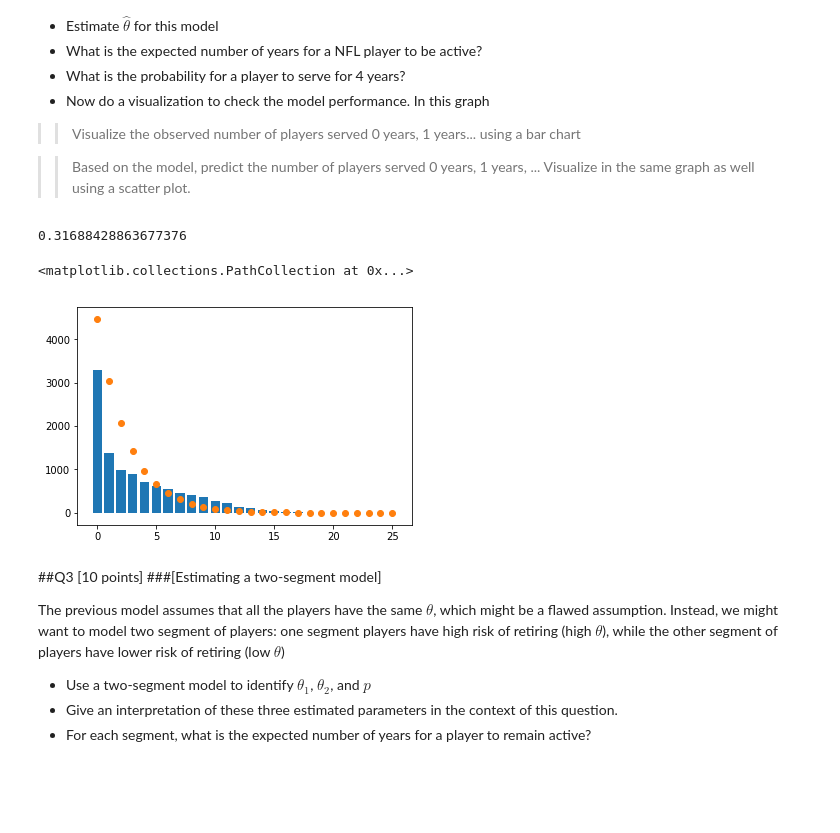
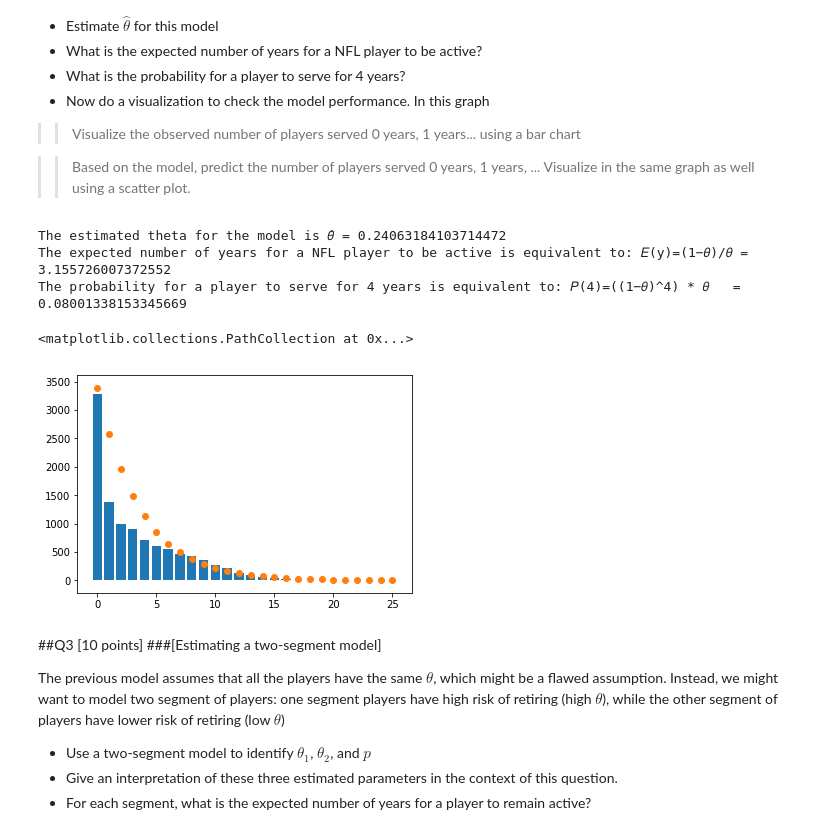
Before and after one commit to alex-papaioannou/BA, a Jupyter notebook: aap2204_hw3.ipynb, the cells around one changed output. Drawn from its saved outputs; the diff is of its cells as text; code cells hidden in the pictures; blank space fills up the shorter version.

```diff
--- a/aap2204_hw3.ipynb
+++ b/aap2204_hw3.ipynb
@@ -104,19 +107,19 @@ For the model accuracy, let's use the joint log likelihood. Again, the higher th
 Based on the result, rank the model performance from the highest to the lowest.
 # %%
 #don't remove this line (otherwise, you lose 2 points)
-np.random.seed(30)
+seed_ = np.random.seed(30)
 
 #shuffle and split
 from sklearn.utils import shuffle
-Ad = shuffle(Ad)
-
+Ad = shuffle(Ad.copy(), random_state=seed_)
+# Ad.head()
 # Splitting the dataset to training, validation and testing
 # Training set
 Ad_training = Ad[0:4000]
 # Validation set
-Ad_validation = Ad[4001:4500]
+Ad_validation = Ad[4000:4500]
 # Testing set
-Ad_testing = Ad[4501:5000]
+Ad_testing = Ad[4500:5000]
 # %%
 #Model1
 Exposures_m1=Ad_training["Exposures"].values
@@ -352,14 +400,12 @@ Exposures_m4 = Ad_testing["Exposures"].values
 mkt_size = len(Ad_testing)
 #x UNITS of time
 for i in range(1,500):
+  alpha_ = alpha_m4#/i
   x_m4_new = np.arange(0, np.max(Exposures_m4+1))
-  PMF_m4_new = spsp.gamma(gamma_m4+x_m4_new)/spsp.gamma(gamma_m4)/spsp.gamma(x_m4_new+1)*(i/(i+alpha_m4))**x_m4_new*(alpha_m4/(i+alpha_m4))**gamma_m4
+  PMF_m4_new = spsp.gamma(gamma_m4+x_m4_new)/spsp.gamma(gamma_m4)/spsp.gamma(x_m4_new+1)*(i/(i+alpha_))**x_m4_new*(alpha_/(i+alpha_))**gamma_m4
   prediction_m4_new =  PMF_m4_new * mkt_size
   No_of_people_ = np.sum(prediction_m4_new[0:2])
   if No_of_people_<= 200:
-    print('We need to reduce the number of days by: ', i, 'in order to get Expected No of people with at most 1 exposure =', No_of_people_)
+    print('We need to increase the number of days by: ', i, 'in order to get Expected No of people with at most 1 exposure =', No_of_people_)
     break
-
-No_of_additional_exposures = 200*(alpha_m4+1)-gamma_m4
-No_of_additional_exposures # or less
 # %% [output]
@@ -440,7 +479,7 @@ NFL_retired = NFL[NFL['Current Status']=='Retired']
 # NFL_retired['Current Status'].value_counts()
 
 # Dropping null value columns to avoid errors
-NFL_retired.dropna(subset=['Years Played'], inplace = True)
+# NFL_retired.dropna(subset=['Years Played'], inplace = True)
 
 # Creating a new data frame with split value columns
 new = NFL_retired["Years Played"].str.split("-", expand = True)
@@ -522,37 +531,49 @@ $E(y)=\frac{1-\theta}{\theta}$
 
 >> Based on the model, predict the number of players served 0 years, 1 years, ... Visualize in the same graph as well using a scatter plot.
 # %%
+# (i)
 NFL_retired_ = NFL_retired['Number of Active Years'].values
 
 def neg_LL(betas):
-  #compute alpha, gamma
+  #compute theta
   theta = np.exp(betas[0])/( 1 + np.exp(betas[0]) )
   #individual  likelihood
-  ind_L = ( (1-theta)**NFL_retired_) * theta
-  #individual log likelihoo
+  ind_L = ( (1-theta)**NFL_retired_ ) * theta
+  #individual log likelihood
   ind_LL=np.log(ind_L)
   #joint log likelihood
   Joint_LL=np.sum(ind_LL)
   return -Joint_LL
 
-guess=np.random.rand(2)
-betas=minimize(neg_LL,guess,method="BFGS").x
+best = 1e10
+for i in range(100):
+  guess=np.random.rand(1)
+  result = minimize(neg_LL,guess,method="BFGS")
+  if result.fun < best:
+    betas=result.x
 
-#recover alpha, gamma
-theta=np.exp(betas[0])
-
-print(theta)
+#recover theta
+theta=np.exp(betas[0])/( 1 + np.exp(betas[0]) )
+theta_q1 = theta # useful for Q5
+print('The estimated theta for the model is 𝜃̂ =', theta)
+# (ii)
+print('The expected number of years for a NFL player to be active is equivalent to: 𝐸(y)=(1−𝜃)/𝜃 =', (1-theta)/theta )
+# (iii)
+print('The probability for a player to serve for 4 years is equivalent to: 𝑃(4)=((1−𝜃)^4) * 𝜃   =', (1-theta)**4*theta )
+# (iv)
 size_ = len(NFL_retired)
 x = np.arange(0, np.max(NFL_retired_+1))
 PMF = ( (1-theta)**x) * theta
 prediction=  PMF * size_
 Tally=NFL_retired.groupby(['Number of Active Years']).count()
 plt.bar(Tally.index.values,Tally.iloc[:,0].values, zorder=0)
 plt.scatter(x,prediction)
 # %% [output]
-0.31688428863677376
+The estimated theta for the model is 𝜃̂ = 0.24063184103714472
+The expected number of years for a NFL player to be active is equivalent to: 𝐸(y)=(1−𝜃)/𝜃 = 3.155726007372552
+The probability for a player to serve for 4 years is equivalent to: 𝑃(4)=((1−𝜃)^4) * 𝜃   = 0.08001338153345669
 <matplotlib.collections.PathCollection at 0x...>
-[figure, old version]
+[figure, new version]
 # %% [markdown]
 ##Q3 [10 points]
 ###[Estimating a two-segment model]
```
Also changed, not shown: parts of 26 cells of this notebook.
